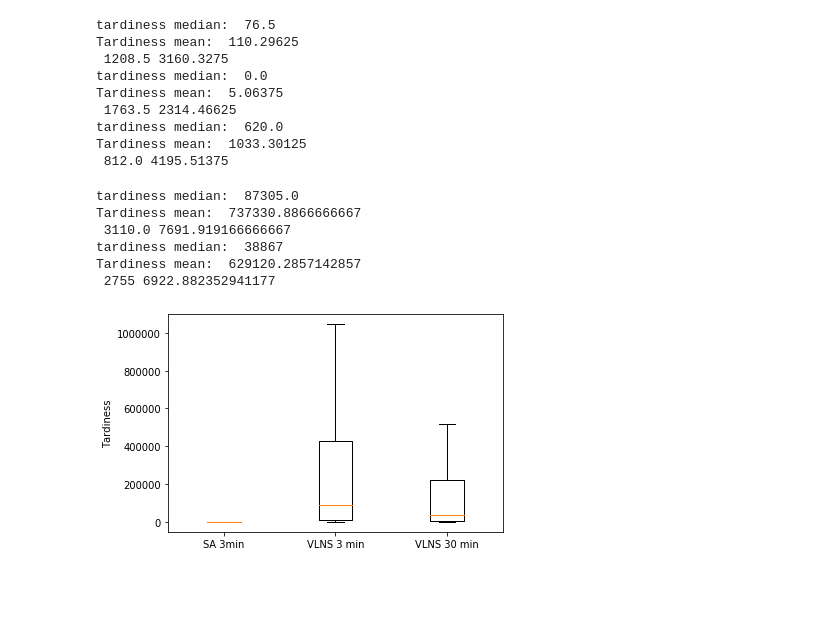
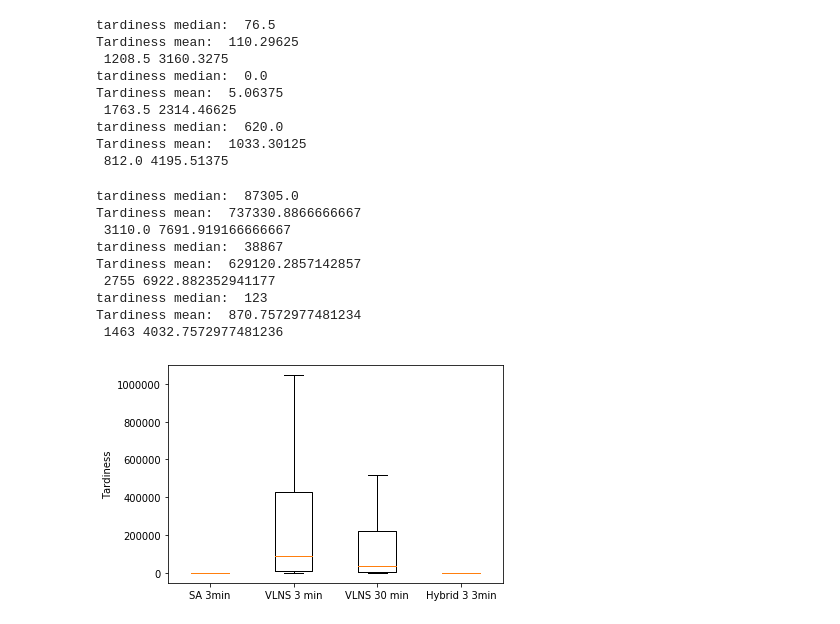
Before and after one commit to ocatias/Metaheuristic-UPMS, a Jupyter notebook: Notebooks/FigureNotebooks.ipynb, the cells around one changed output. Saved outputs shown, nothing was run; the diff lists cells and outputs as text; code cells hidden in the pictures; blank space fills up the shorter version.

Commit message:
Push before implementing async hybrid

```diff
--- a/Notebooks/FigureNotebooks.ipynb
+++ b/Notebooks/FigureNotebooks.ipynb
@@ -240,18 +240,22 @@ Tardiness mean:  1033.30125
 # %%
 vlns_3m, vlns_3m_t, vlns_3m_ms = load_info("C:\\Users\\Fabian\\Desktop\\Informatik\\CO\\Evaluation\\vlns_3m_bugfix_py")
 vlns_30m, vlns_30m_t, vlns_30m_ms = load_info("C:\\Users\\Fabian\\Desktop\\Informatik\\CO\\Evaluation\\vlns_30m_bugfix_py")
+hy_3m, hy_3m_t, hy_3m_ms = load_info("C:\\Users\\Fabian\\Desktop\\Informatik\\CO\\Evaluation\\hybrid_3m")
 
 fig1, ax1 = plt.subplots()
-ls_bugfix = [list(sa_3_t_mean), list(vlns_3m), list(vlns_30m)]
+ls_bugfix = [list(sa_3_t_mean), list(vlns_3m), list(vlns_30m), list(hy_3m)]
 ax1.boxplot(ls_bugfix, showfliers=False)
-ax1.set_xticklabels(['SA 3min', 'VLNS 3 min', 'VLNS 30 min'])
+ax1.set_xticklabels(['SA 3min', 'VLNS 3 min', 'VLNS 30 min', 'Hybrid 3 3min'])
 plt.ylabel("Tardiness")
 plt.show()
 # %% [output]
 tardiness median:  87305.0
 Tardiness mean:  737330.8866666667
  3110.0 7691.919166666667
 tardiness median:  38867
 Tardiness mean:  629120.2857142857
  2755 6922.882352941177
+tardiness median:  123
+Tardiness mean:  870.7572977481234
+ 1463 4032.7572977481236
-[figure, old version]
+[figure, new version]
```
Also changed, not shown: parts of 13 cells of this notebook, 2 other files.
